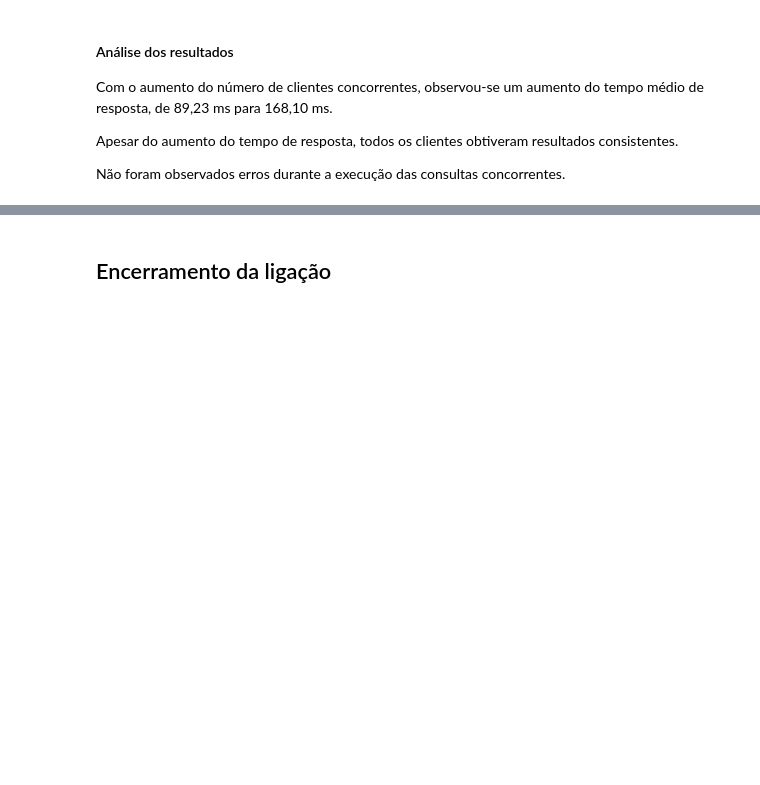
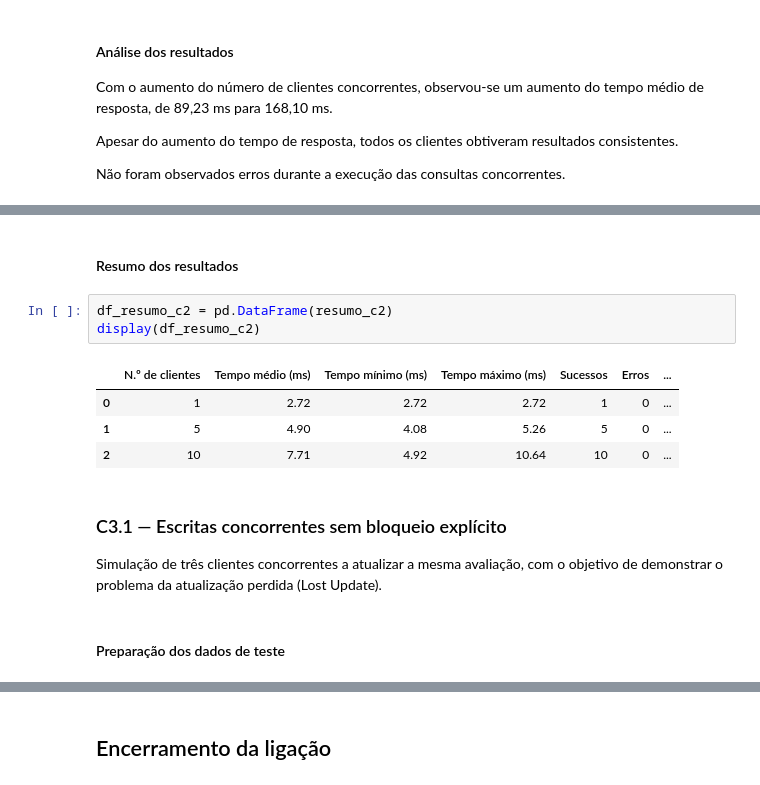
Before and after one commit to JPSNunes/BDAProject, a Jupyter notebook: Goal3/mysql_goal3.ipynb, the cells around one changed output, grey strips where cells are left out. Saved outputs shown, nothing was run; the diff lists cells and outputs as text; blank space fills up the shorter version.

```diff
--- a/Goal3/mysql_goal3.ipynb
+++ b/Goal3/mysql_goal3.ipynb
@@ -553,0 +792,18 @@ das consultas concorrentes.
+# %% [markdown]
+#### Resumo dos resultados
+# %%
+df_resumo_c2 = pd.DataFrame(resumo_c2)
+display(df_resumo_c2)
+# %% [output]
+|  | N.º de clientes | Tempo médio (ms) | Tempo mínimo (ms) | Tempo máximo (ms) | Sucessos | Erros | ... |
+| 0 | 1 | 2.72 | 2.72 | 2.72 | 1 | 0 | ... |
+| 1 | 5 | 4.90 | 4.08 | 5.26 | 5 | 0 | ... |
+| 2 | 10 | 7.71 | 4.92 | 10.64 | 10 | 0 | ... |
+# %% [markdown]
+### C3.1 — Escritas concorrentes sem bloqueio explícito
+
+Simulação de três clientes concorrentes a atualizar
+a mesma avaliação, com o objetivo de demonstrar
+o problema da atualização perdida (Lost Update).
+# %% [markdown]
+#### Preparação dos dados de teste
```
Also changed, not shown: parts of 35 cells of this notebook.
